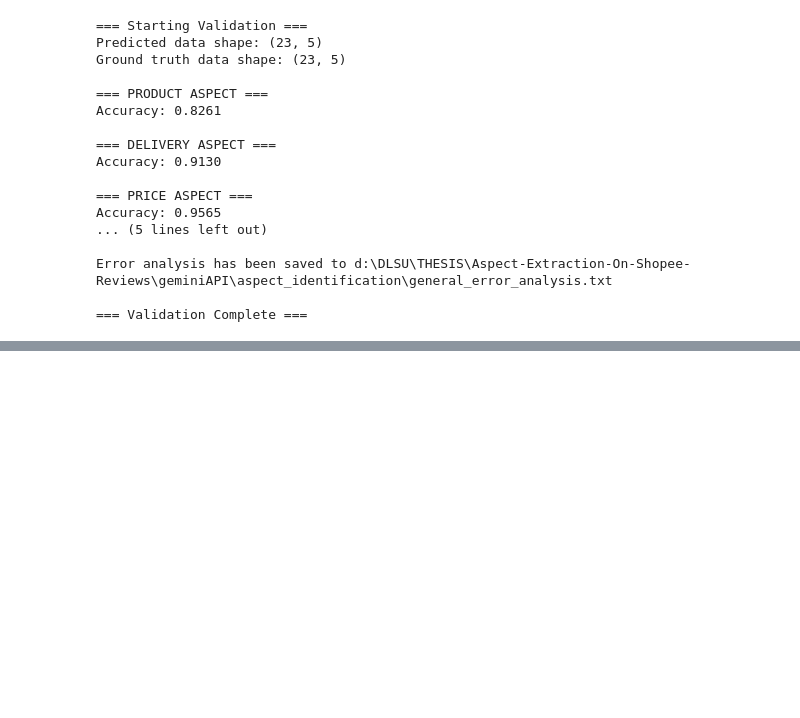
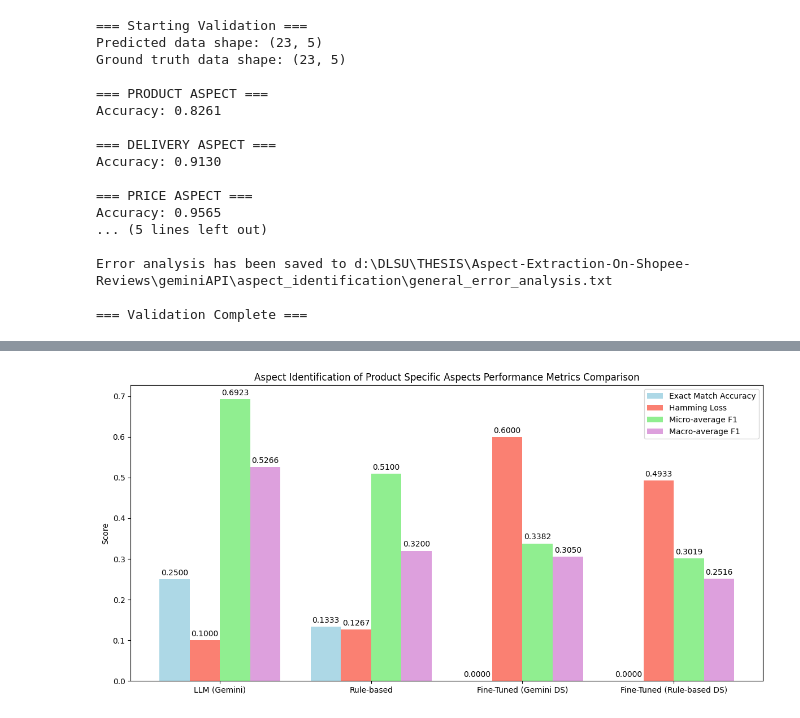
Before and after one commit to vld090/Aspect-Extraction-On-Shopee-Reviews, a Jupyter notebook: geminiAPI/gemini_pipeline.ipynb, the cells around one changed output, grey strips where cells are left out. Drawn from its saved outputs; the diff is of its cells as text; code cells hidden in the pictures; blank space fills up the shorter version.

```diff
--- a/geminiAPI/gemini_pipeline.ipynb
+++ b/geminiAPI/gemini_pipeline.ipynb
@@ -424,0 +525,92 @@ Error analysis has been saved to d:\DLSU\THESIS\Aspect-Extraction-On-Shopee-Revi
+# %%
+import numpy as np
+import matplotlib.pyplot as plt
+
+def plot_all_metrics_bar_charts(metrics_dict, aspects, techniques):
+    """
+    Plot bar charts for all metrics across all aspects and techniques.
+    metrics_dict: dict of dicts, e.g.
+        {
+            'Product': {
+                'Exact Match Accuracy': [0.25, 0.1333, 0.0000, 0.0000],
+                'Hamming Loss': [0.1, 0.1267, 0.6, 0.4933],
+                'Micro-average F1': [0.6923, 0.51, 0.3382, 0.3019],
+                'Macro-average F1': [0.5266, 0.32, 0.305, 0.2516]
+            },
+            ...
+        }
+    aspects: list of aspect names (keys in metrics_dict)
+    techniques: list of technique names (length must match metric value lists)
+    """
+    metric_names = ['Exact Match Accuracy', 'Hamming Loss', 'Micro-average F1', 'Macro-average F1']
+    colors = ['lightblue', 'salmon', 'lightgreen', 'plum']
+
+    for aspect in aspects:
+        metrics = metrics_dict[aspect]
+        x = np.arange(len(techniques))
+        width = 0.2
+
+        fig, ax = plt.subplots(figsize=(12, 6))
+        bars = []
+        for i, metric in enumerate(metric_names):
+            offset = width * (i - 1.5)
+            bar = ax.bar(x + offset, metrics[metric], width, label=metric, color=colors[i])
+            bars.append(bar)
+
+        ax.set_ylabel('Score')
+        ax.set_title(f'Aspect Identification of {aspect} Specific Aspects Performance Metrics Comparison')
+        ax.set_xticks(x)
+        ax.set_xticklabels(techniques)
+        ax.legend()
+
+        for bar in bars:
+            for rect in bar:
+                height = rect.get_height()
+                ax.annotate(f'{height:.4f}',
+                            xy=(rect.get_x() + rect.get_width()/2, height),
+                            xytext=(0, 3),
+                            textcoords="offset points",
+                            ha='center', va='bottom', rotation=0)
+        plt.tight_layout()
+        plt.show()
+
+# Example usage:
+techniques = ['LLM (Gemini)', 'Rule-based', 'Fine-Tuned (Gemini DS)', 'Fine-Tuned (Rule-based DS)']
+aspects = ['Product', 'Delivery', 'Price', 'Service']
+# GENERAL ASPECTS
+# metrics = {
+#     'Exact Match Accuracy': [0.7826, 0.5217, 0.0870, 0.1304],
+#     'Hamming Loss': [0.0761, 0.1630, 0.5543, 0.4783],
+#     'Micro-average F1': [0.9136, 0.8200, 0.6047, 0.6452],
+#     'Macro-average F1': [0.9243, 0.8400, 0.5888, 0.6282]
+# }
+metrics_dict = {
+    'Product': {
+        'Exact Match Accuracy': [0.25, 0.1333, 0.0000, 0.0000],
+        'Hamming Loss': [0.1, 0.1267, 0.6, 0.4933],
+        'Micro-average F1': [0.6923, 0.51, 0.3382, 0.3019],
+        'Macro-average F1': [0.5266, 0.32, 0.305, 0.2516]
+    },
+    'Delivery': {
+        'Exact Match Accuracy': [0.9, 0.2222, 0.0000, 0.0000],
+        'Hamming Loss': [0.025, 0.25, 0.6429, 0.4583],
+        'Micro-average F1': [0.9474, 0.5714, 0.3571, 0.4762],
+        'Macro-average F1': [0.5, 0.4278, 0.2532, 0.325]
+    },
+    'Price': {
+        'Exact Match Accuracy': [0.875, 1.000, 0.0000, 0.0000],
+        'Hamming Loss': [0.0833, 0.0000, 0.4444, 0.3333],
+        'Micro-average F1': [0.8750, 1.0000, 0.6000, 0.6667],
+        'Macro-average F1': [0.5697, 0.6667, 0.4333, 0.3333]
+    },
+    'Service': {
+        'Exact Match Accuracy': [0.5000, 0.2500, 0.0000, 0.0000],
+        'Hamming Loss': [0.1562, 0.2812, 0.5417, 0.5000],
+        'Micro-average F1': [0.7619, 0.5625, 0.4348, 0.5000],
+        'Macro-average F1': [0.5764, 0.4688, 0.3750, 0.4250]
+    }
+}
+
+plot_all_metrics_bar_charts(metrics_dict, aspects, techniques)
+# %% [output]
+[figure, added]
```
Also changed, not shown: parts of 28 cells of this notebook, 13 other files.
